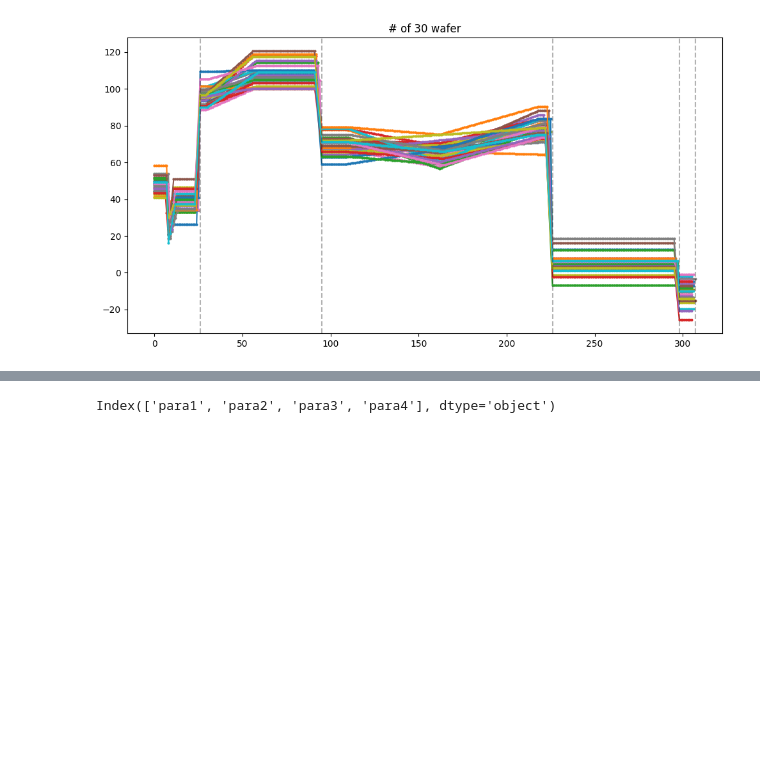
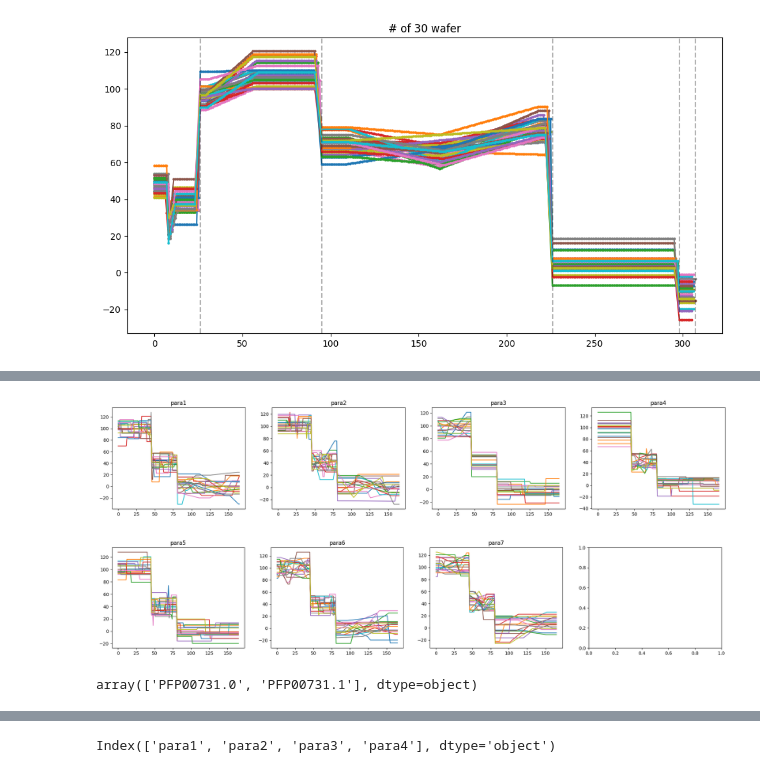
Before and after one commit to kEEPpp/TraceGenerator, a Jupyter notebook: notepad.ipynb, the cells around one changed output, grey strips where cells are left out. Saved outputs shown, nothing was run; the diff lists cells and outputs as text; code cells hidden in the pictures; blank space fills up the shorter version.

```diff
--- a/notepad.ipynb
+++ b/notepad.ipynb
@@ -106 +118,10 @@ df = gen.generate_random_trace()
+# %%
+show_generated_para(df)
+# %% [output]
+[figure, added]
+[figure, added]
+# %%
+wafer_list
+# %% [output]
+array(['PFP00731.0', 'PFP00731.1'], dtype=object)
 # %%
```
Also changed, not shown: parts of 19 cells of this notebook, 2 other files.
